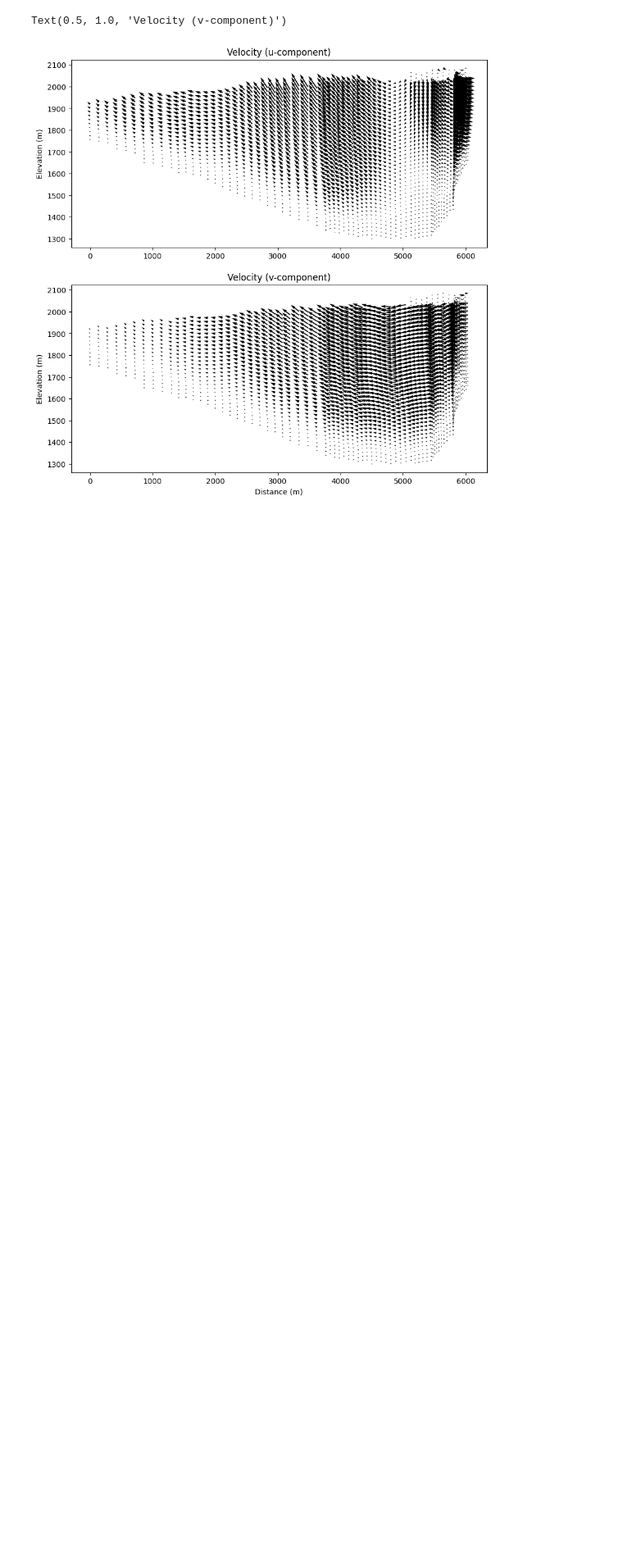
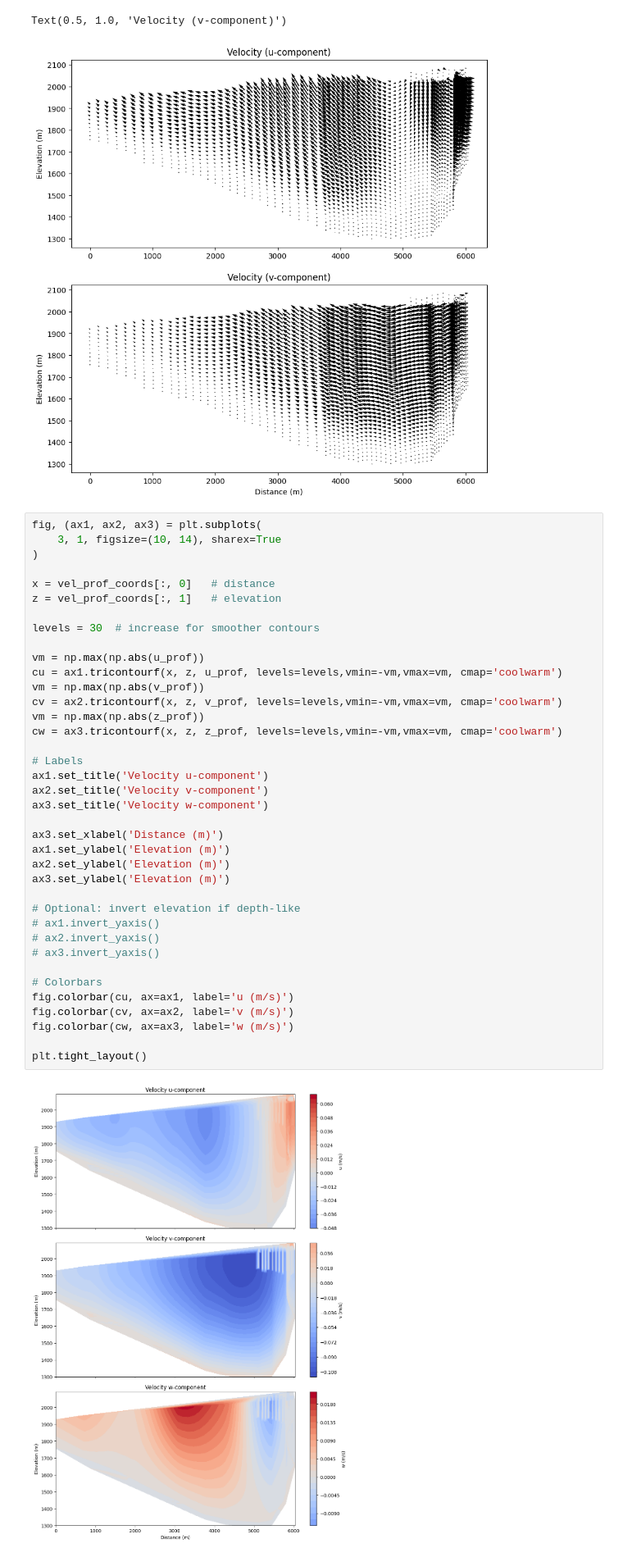
Before and after one commit to johnmorganmanos/AH_temp_paper, a Jupyter notebook: Processing_notebooks/module_testing.ipynb, the cells around one changed output. Shown at 82% size. Cells and saved outputs as stored; diff of their text form; blank space fills up the shorter version.

Commit message:
adding tricountour plot.

```diff
--- a/Processing_notebooks/module_testing.ipynb
+++ b/Processing_notebooks/module_testing.ipynb
@@ -122,3 +122,43 @@ ax2.set_title('Velocity (v-component)')
 # %% [output]
 Text(0.5, 1.0, 'Velocity (v-component)')
 [figure]
+# %%
+fig, (ax1, ax2, ax3) = plt.subplots(
+    3, 1, figsize=(10, 14), sharex=True
+)
+
+x = vel_prof_coords[:, 0]   # distance
+z = vel_prof_coords[:, 1]   # elevation
+
+levels = 30  # increase for smoother contours
+
+vm = np.max(np.abs(u_prof))
+cu = ax1.tricontourf(x, z, u_prof, levels=levels,vmin=-vm,vmax=vm, cmap='coolwarm')
+vm = np.max(np.abs(v_prof))
+cv = ax2.tricontourf(x, z, v_prof, levels=levels,vmin=-vm,vmax=vm, cmap='coolwarm')
+vm = np.max(np.abs(z_prof))
+cw = ax3.tricontourf(x, z, z_prof, levels=levels,vmin=-vm,vmax=vm, cmap='coolwarm')
+
+# Labels
+ax1.set_title('Velocity u-component')
+ax2.set_title('Velocity v-component')
+ax3.set_title('Velocity w-component')
+
+ax3.set_xlabel('Distance (m)')
+ax1.set_ylabel('Elevation (m)')
+ax2.set_ylabel('Elevation (m)')
+ax3.set_ylabel('Elevation (m)')
+
+# Optional: invert elevation if depth-like
+# ax1.invert_yaxis()
+# ax2.invert_yaxis()
+# ax3.invert_yaxis()
+
+# Colorbars
+fig.colorbar(cu, ax=ax1, label='u (m/s)')
+fig.colorbar(cv, ax=ax2, label='v (m/s)')
+fig.colorbar(cw, ax=ax3, label='w (m/s)')
+
+plt.tight_layout()
+# %% [output]
+[figure, added]
```
